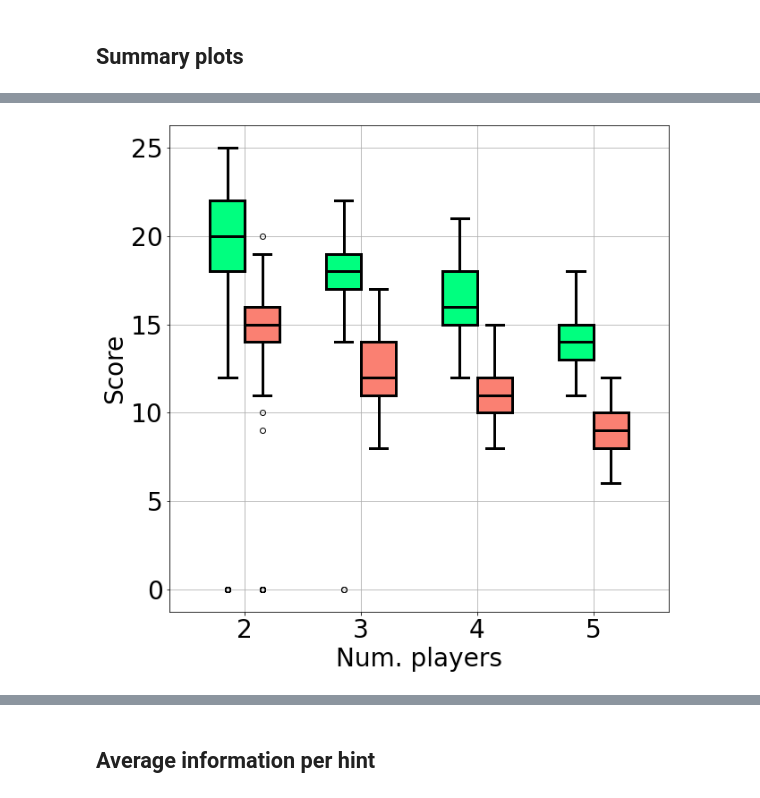
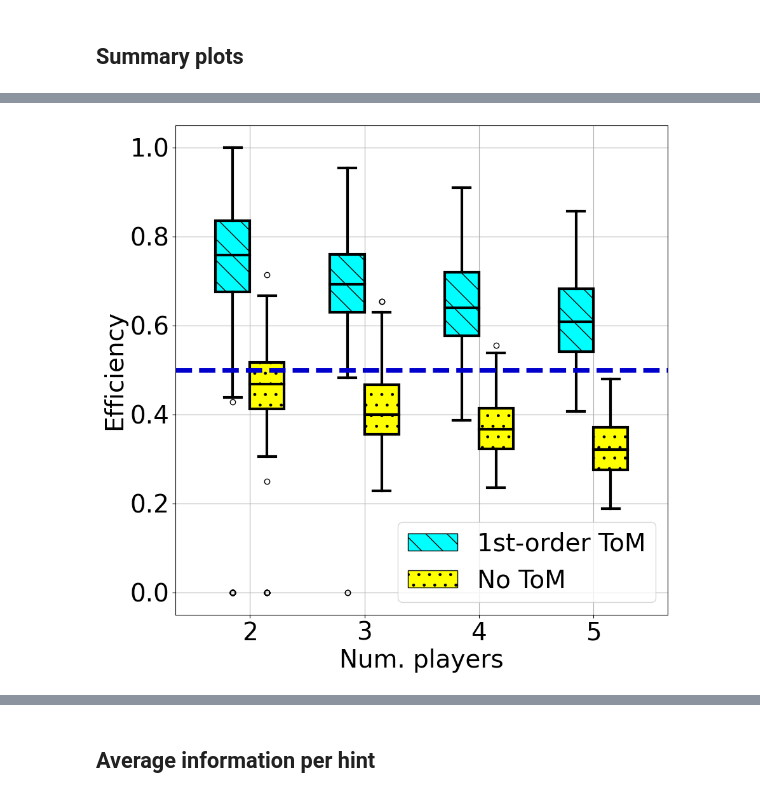
Before and after one commit to nmontesg/tomabd, a Jupyter notebook: examples/hanabi/results/analysis.ipynb, the cells around one changed output, grey strips where cells are left out. Drawn from its saved outputs; the diff is of its cells as text; code cells hidden in the pictures.

Commit message:
changed plot colors

```diff
--- a/examples/hanabi/results/analysis.ipynb
+++ b/examples/hanabi/results/analysis.ipynb
@@ -81,36 +135,34 @@ Pair-wise percentage gains:
 # %%
-plt.rcParams.update({'font.size': 28})
 fig, ax = plt.subplots(figsize=(10, 10), facecolor='white')
-
-epsilon = 0.15
-lw = 3
-colors = {True: 'springgreen', False: 'salmon'}
 
 for n in player_configs:
     for abd in (True, False):
         if abd:
             x = n-epsilon
         else:
             x = n+epsilon
-        data = results[abd][n]["score"].to_numpy()
+        data = results[abd][n]["efficiency"].to_numpy()
         bp = ax.boxplot(
             data,
             positions=[x],
             widths=[epsilon*2],
             boxprops={'linewidth': lw},
             medianprops={'linewidth': lw, 'color': 'black'},
             capprops={'linewidth': lw},
             whiskerprops={'linewidth': lw},
             patch_artist=True
         )
         for patch in bp['boxes']:
             patch.set(facecolor=colors[abd])
+            patch.set(hatch=texture[abd])
 
 ax.set_xticks(player_configs, labels=player_configs)
 ax.grid()
 ax.set_xlabel("Num. players")
-ax.set_ylabel("Score")
-# plt.savefig("score.png")
+ax.set_ylabel("Efficiency")
+ax.axhline(0.5, linewidth=5, color='mediumblue', linestyle='--')
+ax.legend(handles=legend_elements, loc='lower right')
+plt.savefig("efficiency.png")
 plt.show()
 # %% [output]
-[figure, old version]
+[figure, new version]
```
Also changed, not shown: parts of 6 cells of this notebook, 3 other files.
